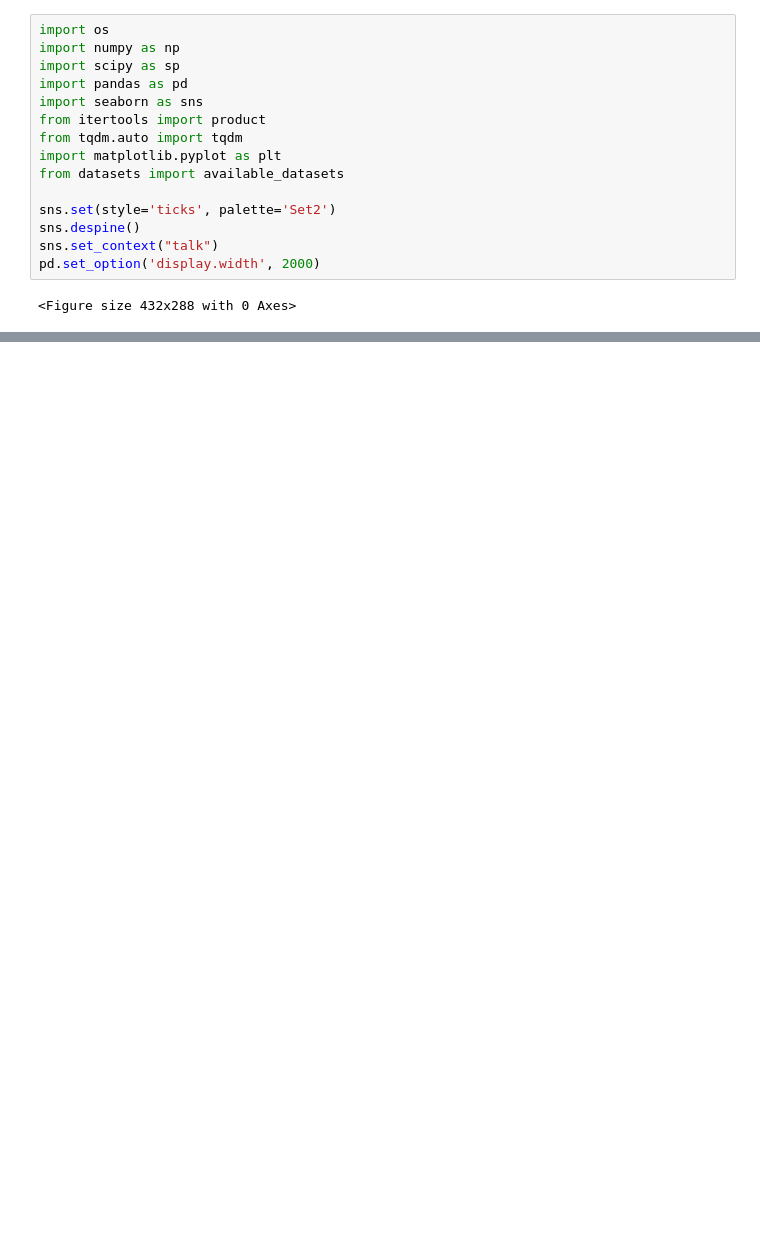
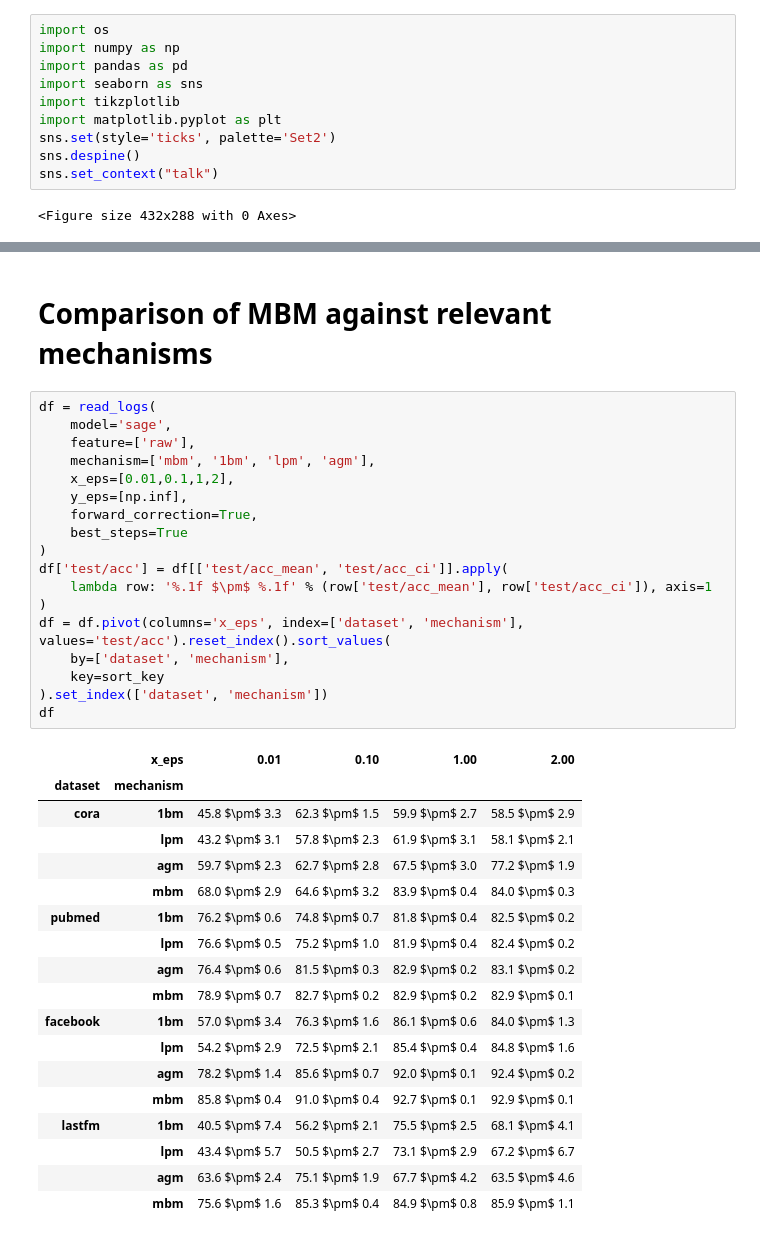
Before and after one commit to sisaman/LPGNN, a Jupyter notebook: results.ipynb, the cells around one changed output, grey strips where cells are left out. Drawn from its saved outputs; the diff is of its cells as text; blank space fills up the shorter version.

```diff
--- a/results.ipynb
+++ b/results.ipynb
@@ -1,17 +1,12 @@
 # %%
 import os
 import numpy as np
-import scipy as sp
 import pandas as pd
 import seaborn as sns
-from itertools import product
-from tqdm.auto import tqdm
+import tikzplotlib
 import matplotlib.pyplot as plt
-from datasets import available_datasets
-
 sns.set(style='ticks', palette='Set2')
 sns.despine()
 sns.set_context("talk")
-pd.set_option('display.width', 2000)
 # %% [output]
 <Figure size 432x288 with 0 Axes>
@@ -152,0 +131,39 @@ data
+# %% [markdown]
+# Comparison of MBM against relevant mechanisms
+# %%
+df = read_logs(
+    model='sage',
+    feature=['raw'],
+    mechanism=['mbm', '1bm', 'lpm', 'agm'],
+    x_eps=[0.01,0.1,1,2],
+    y_eps=[np.inf],
+    forward_correction=True,
+    best_steps=True
+)
+df['test/acc'] = df[['test/acc_mean', 'test/acc_ci']].apply(
+    lambda row: '%.1f $\pm$ %.1f' % (row['test/acc_mean'], row['test/acc_ci']), axis=1
+)
+df = df.pivot(columns='x_eps', index=['dataset', 'mechanism'], values='test/acc').reset_index().sort_values(
+    by=['dataset', 'mechanism'],
+    key=sort_key
+).set_index(['dataset', 'mechanism'])
+df
+# %% [output]
+|  | x_eps | 0.01 | 0.10 | 1.00 | 2.00 |
+| dataset | mechanism |  |  |  |  |
+| cora | 1bm | 45.8 $\pm$ 3.3 | 62.3 $\pm$ 1.5 | 59.9 $\pm$ 2.7 | 58.5 $\pm$ 2.9 |
+|  | lpm | 43.2 $\pm$ 3.1 | 57.8 $\pm$ 2.3 | 61.9 $\pm$ 3.1 | 58.1 $\pm$ 2.1 |
+|  | agm | 59.7 $\pm$ 2.3 | 62.7 $\pm$ 2.8 | 67.5 $\pm$ 3.0 | 77.2 $\pm$ 1.9 |
+|  | mbm | 68.0 $\pm$ 2.9 | 64.6 $\pm$ 3.2 | 83.9 $\pm$ 0.4 | 84.0 $\pm$ 0.3 |
+| pubmed | 1bm | 76.2 $\pm$ 0.6 | 74.8 $\pm$ 0.7 | 81.8 $\pm$ 0.4 | 82.5 $\pm$ 0.2 |
+|  | lpm | 76.6 $\pm$ 0.5 | 75.2 $\pm$ 1.0 | 81.9 $\pm$ 0.4 | 82.4 $\pm$ 0.2 |
+|  | agm | 76.4 $\pm$ 0.6 | 81.5 $\pm$ 0.3 | 82.9 $\pm$ 0.2 | 83.1 $\pm$ 0.2 |
+|  | mbm | 78.9 $\pm$ 0.7 | 82.7 $\pm$ 0.2 | 82.9 $\pm$ 0.2 | 82.9 $\pm$ 0.1 |
+| facebook | 1bm | 57.0 $\pm$ 3.4 | 76.3 $\pm$ 1.6 | 86.1 $\pm$ 0.6 | 84.0 $\pm$ 1.3 |
+|  | lpm | 54.2 $\pm$ 2.9 | 72.5 $\pm$ 2.1 | 85.4 $\pm$ 0.4 | 84.8 $\pm$ 1.6 |
+|  | agm | 78.2 $\pm$ 1.4 | 85.6 $\pm$ 0.7 | 92.0 $\pm$ 0.1 | 92.4 $\pm$ 0.2 |
+|  | mbm | 85.8 $\pm$ 0.4 | 91.0 $\pm$ 0.4 | 92.7 $\pm$ 0.1 | 92.9 $\pm$ 0.1 |
+| lastfm | 1bm | 40.5 $\pm$ 7.4 | 56.2 $\pm$ 2.1 | 75.5 $\pm$ 2.5 | 68.1 $\pm$ 4.1 |
+|  | lpm | 43.4 $\pm$ 5.7 | 50.5 $\pm$ 2.7 | 73.1 $\pm$ 2.9 | 67.2 $\pm$ 6.7 |
+|  | agm | 63.6 $\pm$ 2.4 | 75.1 $\pm$ 1.9 | 67.7 $\pm$ 4.2 | 63.5 $\pm$ 4.6 |
+|  | mbm | 75.6 $\pm$ 1.6 | 85.3 $\pm$ 0.4 | 84.9 $\pm$ 0.8 | 85.9 $\pm$ 1.1 |
```
Also changed, not shown: parts of 22 cells of this notebook.
